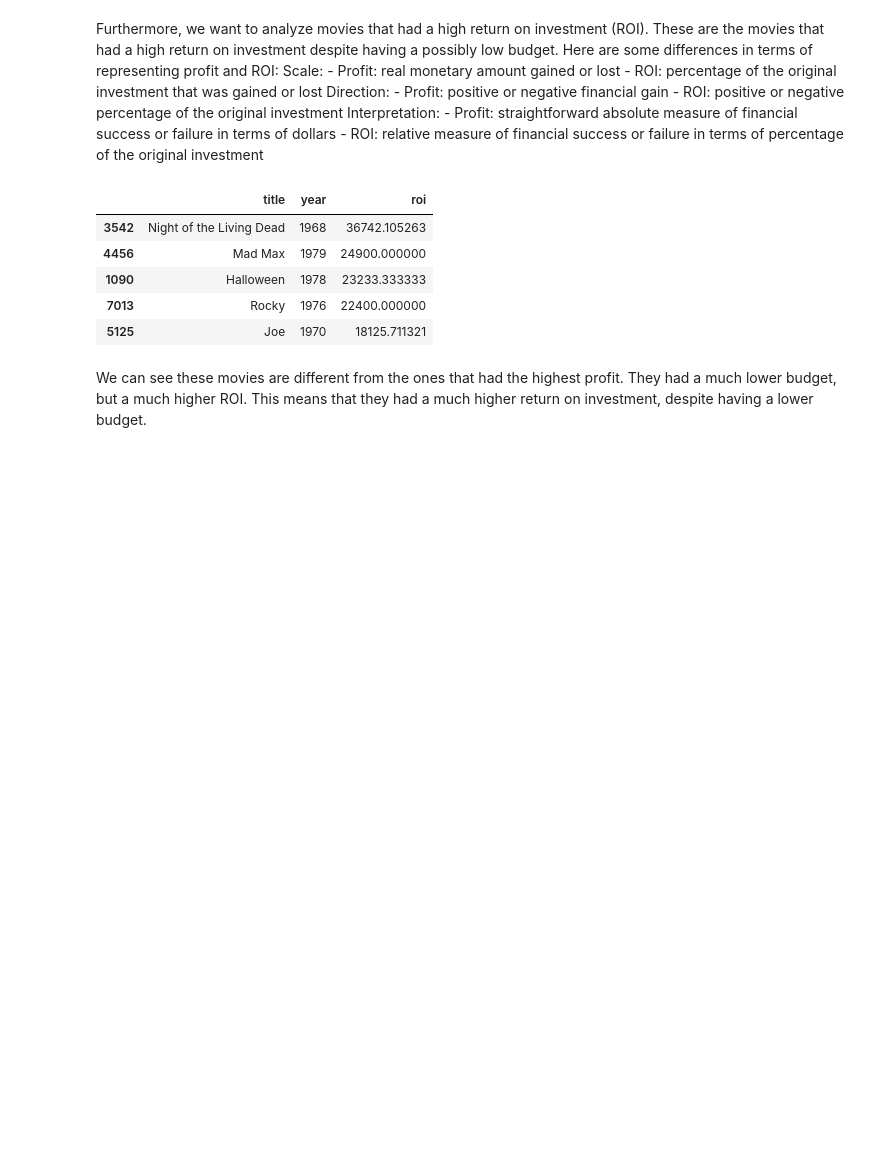
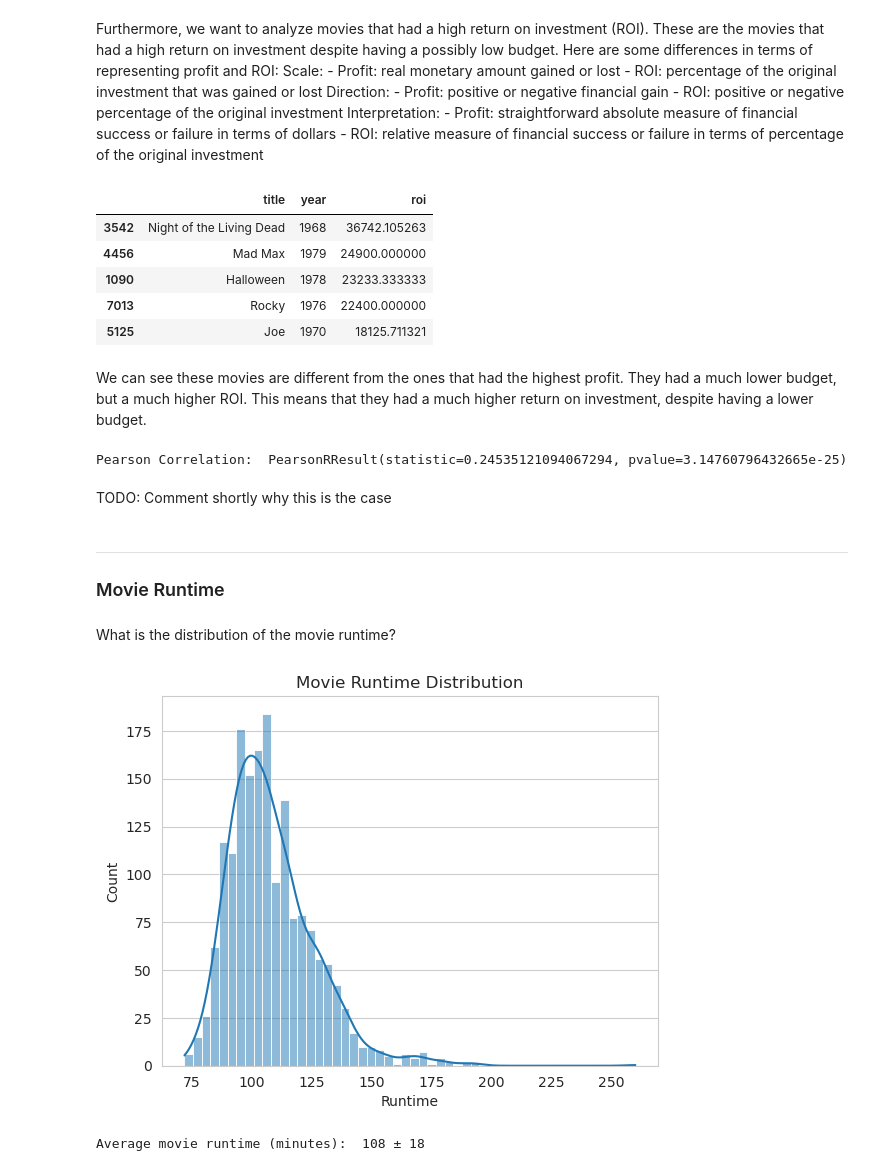
Before and after one commit to epfl-ada/ada-2023-project-fivefrenchspeakingpeoplenocap, a Jupyter notebook: p2_dataloading.ipynb, the cells around one changed output. Drawn from its saved outputs; the diff is of its cells as text; code cells hidden in the pictures; blank space fills up the shorter version.

Commit message:
Runtime

```diff
--- a/p2_dataloading.ipynb
+++ b/p2_dataloading.ipynb
@@ -917,3 +925,30 @@ display(
 | 5125 | Joe | 1970 | 18125.711321 |
 # %% [markdown]
 We can see these movies are different from the ones that had the highest profit. They had a much lower budget, but a much higher ROI. This means that they had a much higher return on investment, despite having a lower budget.
+# %%
+# correlation between profit and roi
+print(
+    "Pearson Correlation: ",
+    stats.pearsonr(movies["profit"], movies["roi"]),
+)
+# %% [output]
+Pearson Correlation:  PearsonRResult(statistic=0.24535121094067294, pvalue=3.14760796432665e-25)
+# %% [markdown]
+TODO: Comment shortly why this is the case
+# %% [markdown]
+---
+### Movie Runtime
+# %% [markdown]
+What is the distribution of the movie runtime?
+# %%
+# runtime distribution histogram
+sns.histplot( data=movies, x="runtime", bins='auto', kde=True)
+plt.title("Movie Runtime Distribution")
+plt.xlabel("Runtime")
+plt.grid(axis="x")
+plt.show()
+
+print("Average movie runtime (minutes): ", round(movies["runtime"].mean()), u"\u00B1", round(movies["runtime"].std()))
+# %% [output]
+[figure, added]
+Average movie runtime (minutes):  108 ± 18
```
Also changed, not shown: parts of 21 cells of this notebook.
